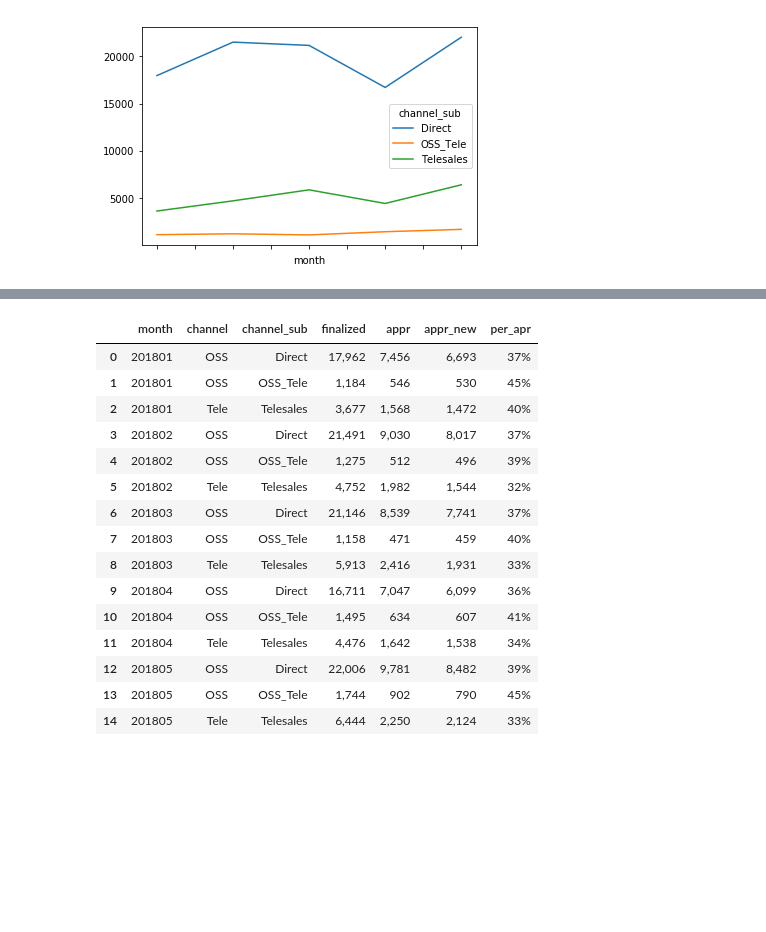
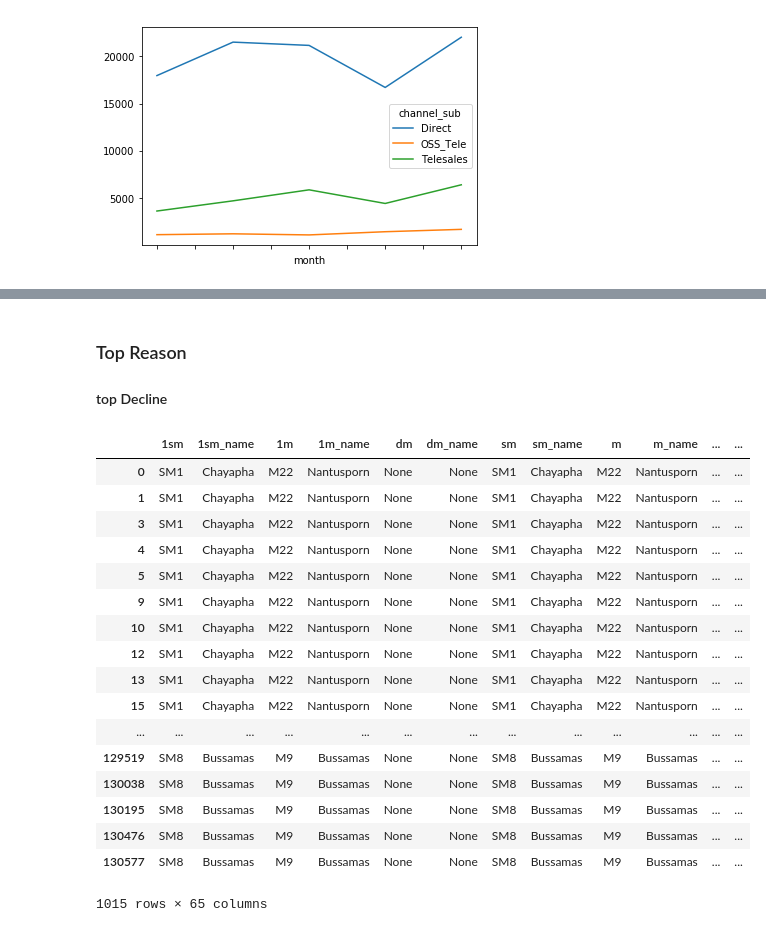
Before and after one commit to pbdanny/python_portfolio, a Jupyter notebook: portfolio_oss.ipynb, the cells around one changed output, grey strips where cells are left out. Drawn from its saved outputs; the diff is of its cells as text; code cells hidden in the pictures; blank space fills up the shorter version.

Commit message:
group by test

```diff
--- a/portfolio_oss.ipynb
+++ b/portfolio_oss.ipynb
@@ -99,20 +93,24 @@ i['per_apr'] = (i['appr_new']/i['finalized'])
-# %%
-# Set style
-i.style.format({'finalized':"{:,.0f}", 'appr':"{:,.0f}", 'appr_new':"{:,.0f}"}).format({'per_apr':"{:,.0%}"})
-# %% [output]
-|  | month | channel | channel_sub | finalized | appr | appr_new | per_apr |
-| 0 | 201801 | OSS | Direct | 17,962 | 7,456 | 6,693 | 37% |
-| 1 | 201801 | OSS | OSS_Tele | 1,184 | 546 | 530 | 45% |
-| 2 | 201801 | Tele | Telesales | 3,677 | 1,568 | 1,472 | 40% |
-| 3 | 201802 | OSS | Direct | 21,491 | 9,030 | 8,017 | 37% |
-| 4 | 201802 | OSS | OSS_Tele | 1,275 | 512 | 496 | 39% |
-| 5 | 201802 | Tele | Telesales | 4,752 | 1,982 | 1,544 | 32% |
-| 6 | 201803 | OSS | Direct | 21,146 | 8,539 | 7,741 | 37% |
-| 7 | 201803 | OSS | OSS_Tele | 1,158 | 471 | 459 | 40% |
-| 8 | 201803 | Tele | Telesales | 5,913 | 2,416 | 1,931 | 33% |
-| 9 | 201804 | OSS | Direct | 16,711 | 7,047 | 6,099 | 36% |
-| 10 | 201804 | OSS | OSS_Tele | 1,495 | 634 | 607 | 41% |
-| 11 | 201804 | Tele | Telesales | 4,476 | 1,642 | 1,538 | 34% |
-| 12 | 201805 | OSS | Direct | 22,006 | 9,781 | 8,482 | 39% |
-| 13 | 201805 | OSS | OSS_Tele | 1,744 | 902 | 790 | 45% |
-| 14 | 201805 | Tele | Telesales | 6,444 | 2,250 | 2,124 | 33% |
+# %% [markdown]
+### Top Reason
+#### top Decline
+# %%
+df[df.result == 'R'].groupby(['month', 'channel','result_description'])
+# %% [output]
+|  | 1sm | 1sm_name | 1m | 1m_name | dm | dm_name | sm | sm_name | m | m_name | ... | ... |
+| 0 | SM1 | Chayapha | M22 | Nantusporn | None | None | SM1 | Chayapha | M22 | Nantusporn | ... | ... |
+| 1 | SM1 | Chayapha | M22 | Nantusporn | None | None | SM1 | Chayapha | M22 | Nantusporn | ... | ... |
+| 3 | SM1 | Chayapha | M22 | Nantusporn | None | None | SM1 | Chayapha | M22 | Nantusporn | ... | ... |
+| 4 | SM1 | Chayapha | M22 | Nantusporn | None | None | SM1 | Chayapha | M22 | Nantusporn | ... | ... |
+| 5 | SM1 | Chayapha | M22 | Nantusporn | None | None | SM1 | Chayapha | M22 | Nantusporn | ... | ... |
+| 9 | SM1 | Chayapha | M22 | Nantusporn | None | None | SM1 | Chayapha | M22 | Nantusporn | ... | ... |
+| 10 | SM1 | Chayapha | M22 | Nantusporn | None | None | SM1 | Chayapha | M22 | Nantusporn | ... | ... |
+| 12 | SM1 | Chayapha | M22 | Nantusporn | None | None | SM1 | Chayapha | M22 | Nantusporn | ... | ... |
+| 13 | SM1 | Chayapha | M22 | Nantusporn | None | None | SM1 | Chayapha | M22 | Nantusporn | ... | ... |
+| 15 | SM1 | Chayapha | M22 | Nantusporn | None | None | SM1 | Chayapha | M22 | Nantusporn | ... | ... |
+| ... | ... | ... | ... | ... | ... | ... | ... | ... | ... | ... | ... | ... |
+| 129519 | SM8 | Bussamas | M9 | Bussamas | None | None | SM8 | Bussamas | M9 | Bussamas | ... | ... |
+| 130038 | SM8 | Bussamas | M9 | Bussamas | None | None | SM8 | Bussamas | M9 | Bussamas | ... | ... |
+| 130195 | SM8 | Bussamas | M9 | Bussamas | None | None | SM8 | Bussamas | M9 | Bussamas | ... | ... |
+| 130476 | SM8 | Bussamas | M9 | Bussamas | None | None | SM8 | Bussamas | M9 | Bussamas | ... | ... |
+| 130577 | SM8 | Bussamas | M9 | Bussamas | None | None | SM8 | Bussamas | M9 | Bussamas | ... | ... |
+1015 rows × 65 columns
```
Also changed, not shown: parts of 5 cells of this notebook.
